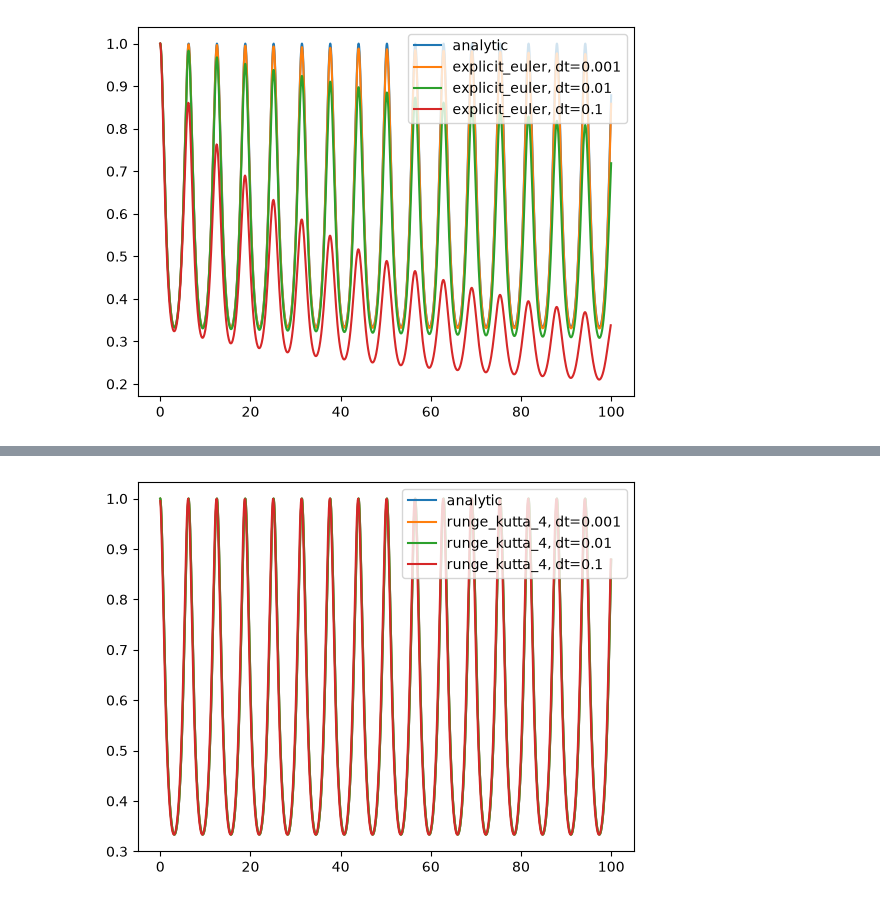
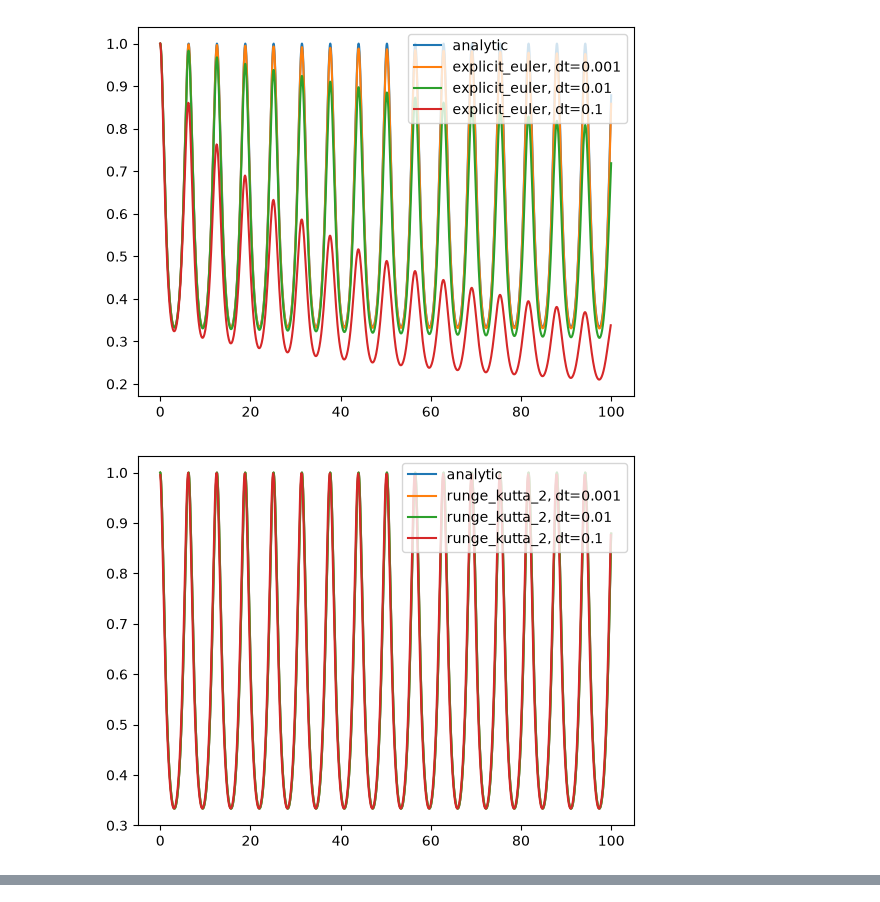
Before and after one commit to motthoma/dhbw_mathe_3_notebooks_skripte, a Jupyter notebook: jupyter_notebooks/explicit_euler.ipynb, the cells around one changed output, grey strips where cells are left out. Cells and saved outputs as stored; diff of their text form; code cells hidden in the pictures.

```diff
--- a/jupyter_notebooks/explicit_euler.ipynb
+++ b/jupyter_notebooks/explicit_euler.ipynb
@@ -86,10 +113,13 @@ def analytic_three(t, a):
 # %%
 
 dt = 0.1
 N = 100
 y_o = 1
 a = 1
 dt_list = [0.001, 0.01, 0.1]
 compare_results(analytic_three, func_three, y_o, a, dt_list, N, method='explicit_euler')
+compare_results(analytic_three, func_three, y_o, a, dt_list, N, method='runge_kutta_2')
+compare_results(analytic_three, func_three, y_o, a, dt_list, N, method='runge_kutta_4')
 # %% [output]
 [figure]
+[figure, added]
@@ -96,9 +126,0 @@ compare_results(analytic_three, func_three, y_o, a, dt_list, N, method='explicit
-# %%
-dt = 0.1
-N = 100
-y_o = 1
-a = 1
-dt_list = [0.001, 0.01, 0.1]
-compare_results(analytic_three, func_three, y_o, a, dt_list, N, method='runge_kutta_4')
-# %% [output]
-[figure, removed]
```
Also changed, not shown: parts of 11 cells of this notebook, 1 other file.
